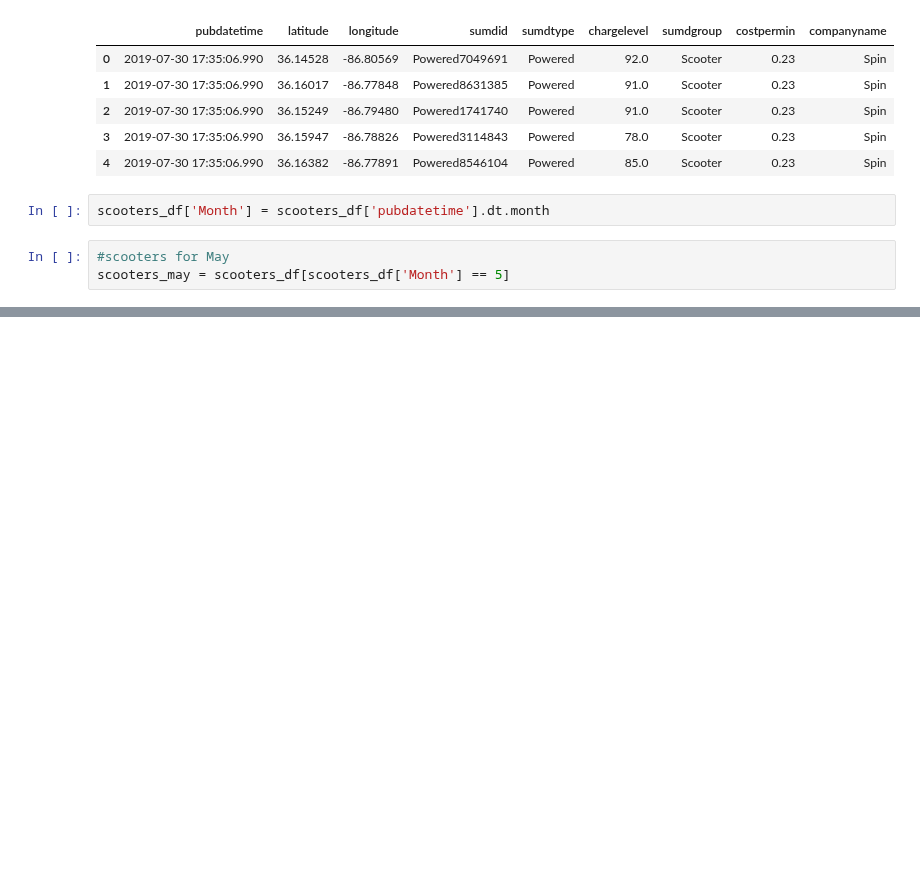
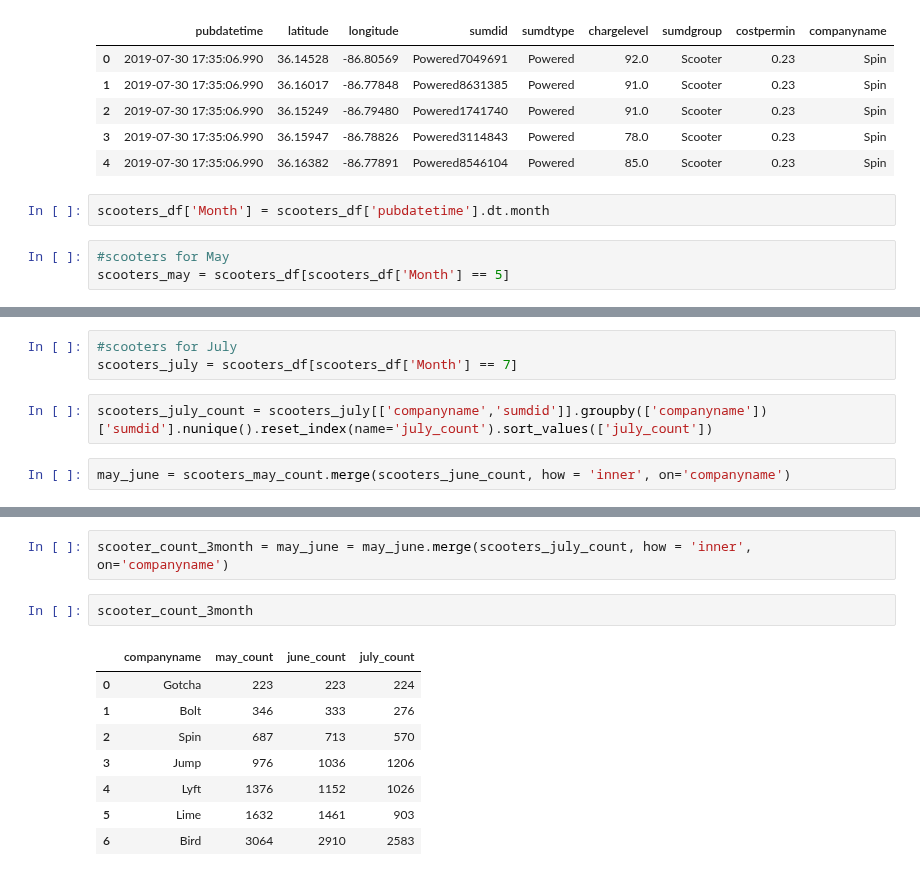
Before and after one commit to NSS-Data-Analytics-Cohort-11/scooters-hot_honey, a Jupyter notebook: notebook/scooters.ipynb, the cells around one changed output, grey strips where cells are left out. Cells and saved outputs as stored; diff of their text form; blank space fills up the shorter version.

```diff
--- a/notebook/scooters.ipynb
+++ b/notebook/scooters.ipynb
@@ -536,0 +533,7 @@ scooters_may[['companyname','sumdid']].groupby(['companyname'])['sumdid'].nuniqu
+# %%
+#scooters for July
+scooters_july = scooters_df[scooters_df['Month'] == 7]
+# %%
+scooters_july_count = scooters_july[['companyname','sumdid']].groupby(['companyname'])['sumdid'].nunique().reset_index(name='july_count').sort_values(['july_count'])
+# %%
+may_june = scooters_may_count.merge(scooters_june_count, how = 'inner', on='companyname')
@@ -536,0 +549,13 @@ scooters_may[['companyname','sumdid']].groupby(['companyname'])['sumdid'].nuniqu
+# %%
+scooter_count_3month = may_june = may_june.merge(scooters_july_count, how = 'inner', on='companyname')
+# %%
+scooter_count_3month
+# %% [output]
+|  | companyname | may_count | june_count | july_count |
+| 0 | Gotcha | 223 | 223 | 224 |
+| 1 | Bolt | 346 | 333 | 276 |
+| 2 | Spin | 687 | 713 | 570 |
+| 3 | Jump | 976 | 1036 | 1206 |
+| 4 | Lyft | 1376 | 1152 | 1026 |
+| 5 | Lime | 1632 | 1461 | 903 |
+| 6 | Bird | 3064 | 2910 | 2583 |
```
Also changed, not shown: parts of 24 cells of this notebook.
